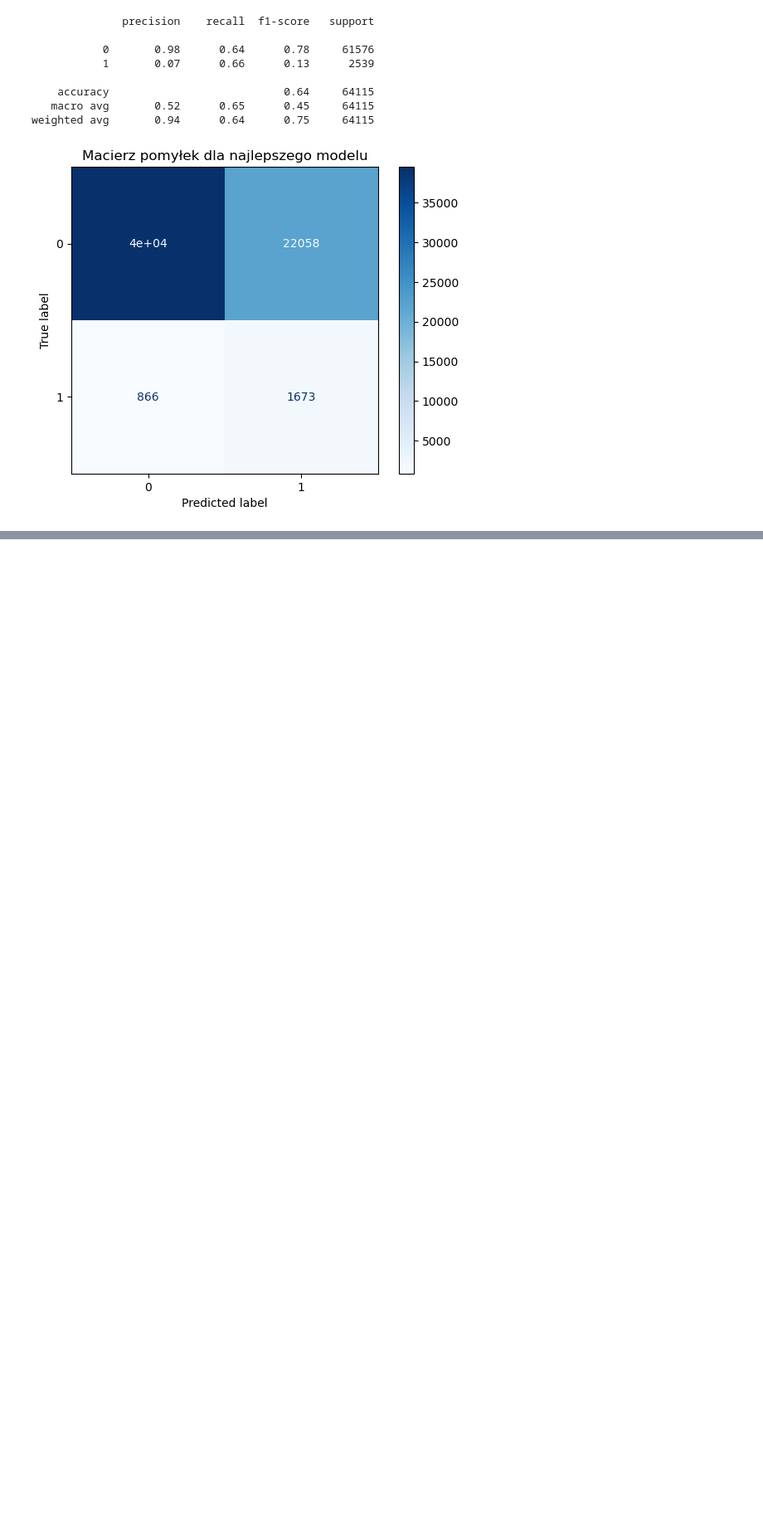
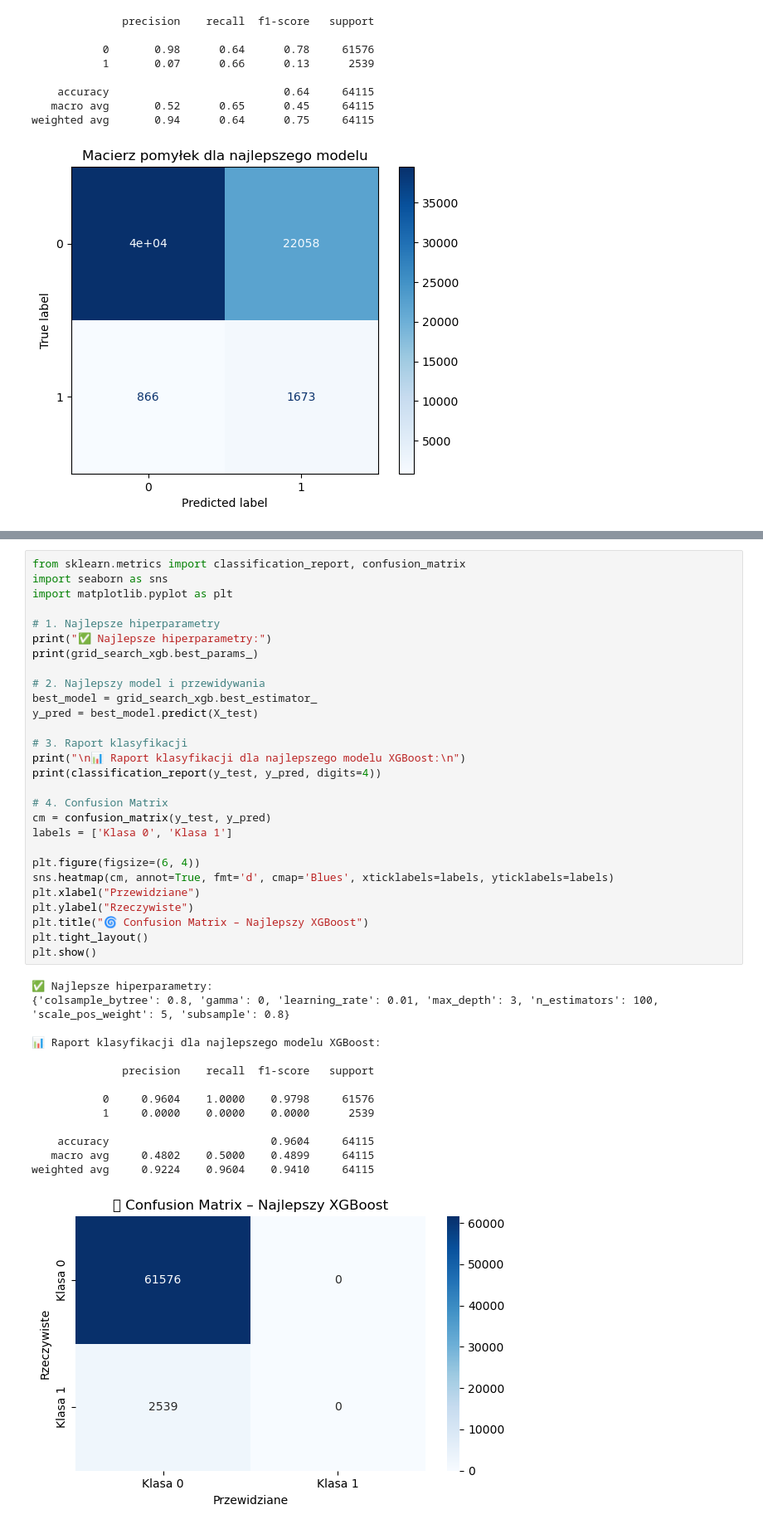
Before and after one commit to kacpert20/machine_learning_lung_cancer, a Jupyter notebook: ml_final.ipynb, the cells around one changed output, grey strips where cells are left out. Shown at 83% size. Cells and saved outputs as stored; diff of their text form; blank space fills up the shorter version.

```diff
--- a/ml_final.ipynb
+++ b/ml_final.ipynb
@@ -322,0 +519,43 @@ KeyboardInterrupt:
+# %%
+from sklearn.metrics import classification_report, confusion_matrix
+import seaborn as sns
+import matplotlib.pyplot as plt
+
+# 1. Najlepsze hiperparametry
+print("✅ Najlepsze hiperparametry:")
+print(grid_search_xgb.best_params_)
+
+# 2. Najlepszy model i przewidywania
+best_model = grid_search_xgb.best_estimator_
+y_pred = best_model.predict(X_test)
+
+# 3. Raport klasyfikacji
+print("\n📊 Raport klasyfikacji dla najlepszego modelu XGBoost:\n")
+print(classification_report(y_test, y_pred, digits=4))
+
+# 4. Confusion Matrix
+cm = confusion_matrix(y_test, y_pred)
+labels = ['Klasa 0', 'Klasa 1']
+
+plt.figure(figsize=(6, 4))
+sns.heatmap(cm, annot=True, fmt='d', cmap='Blues', xticklabels=labels, yticklabels=labels)
+plt.xlabel("Przewidziane")
+plt.ylabel("Rzeczywiste")
+plt.title("🌀 Confusion Matrix – Najlepszy XGBoost")
+plt.tight_layout()
+plt.show()
+# %% [output]
+✅ Najlepsze hiperparametry:
+{'colsample_bytree': 0.8, 'gamma': 0, 'learning_rate': 0.01, 'max_depth': 3, 'n_estimators': 100, 'scale_pos_weight': 5, 'subsample': 0.8}
+
+📊 Raport klasyfikacji dla najlepszego modelu XGBoost:
+
+              precision    recall  f1-score   support
+
+           0     0.9604    1.0000    0.9798     61576
+           1     0.0000    0.0000    0.0000      2539
+
+    accuracy                         0.9604     64115
+   macro avg     0.4802    0.5000    0.4899     64115
+weighted avg     0.9224    0.9604    0.9410     64115
+[figure, added]
```
Also changed, not shown: parts of 13 cells of this notebook, 1 other file.
